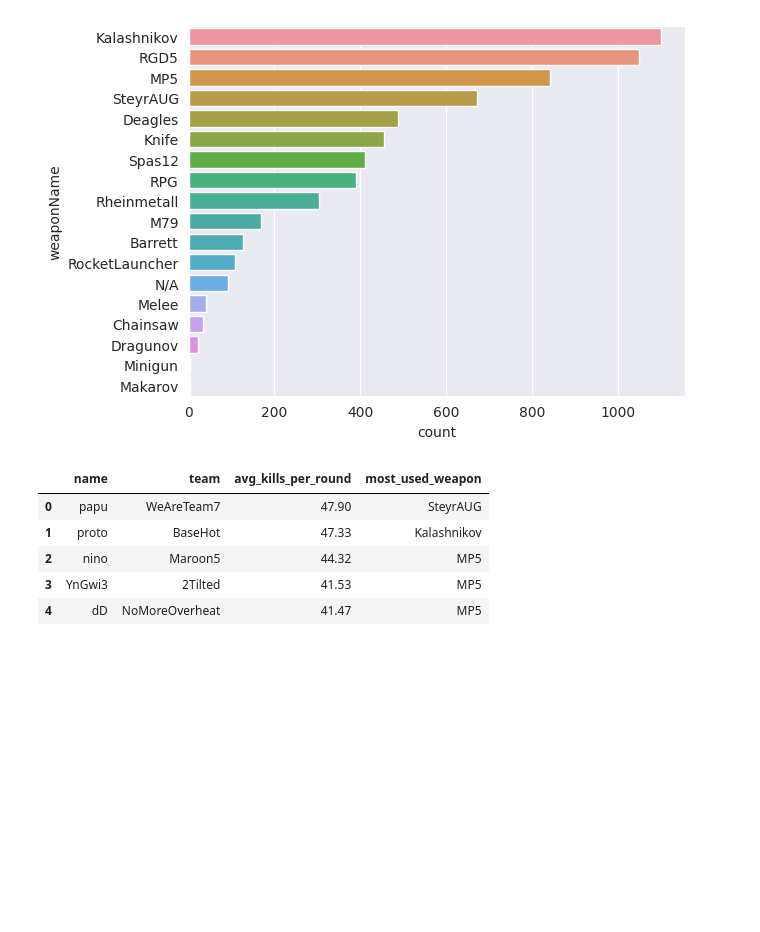
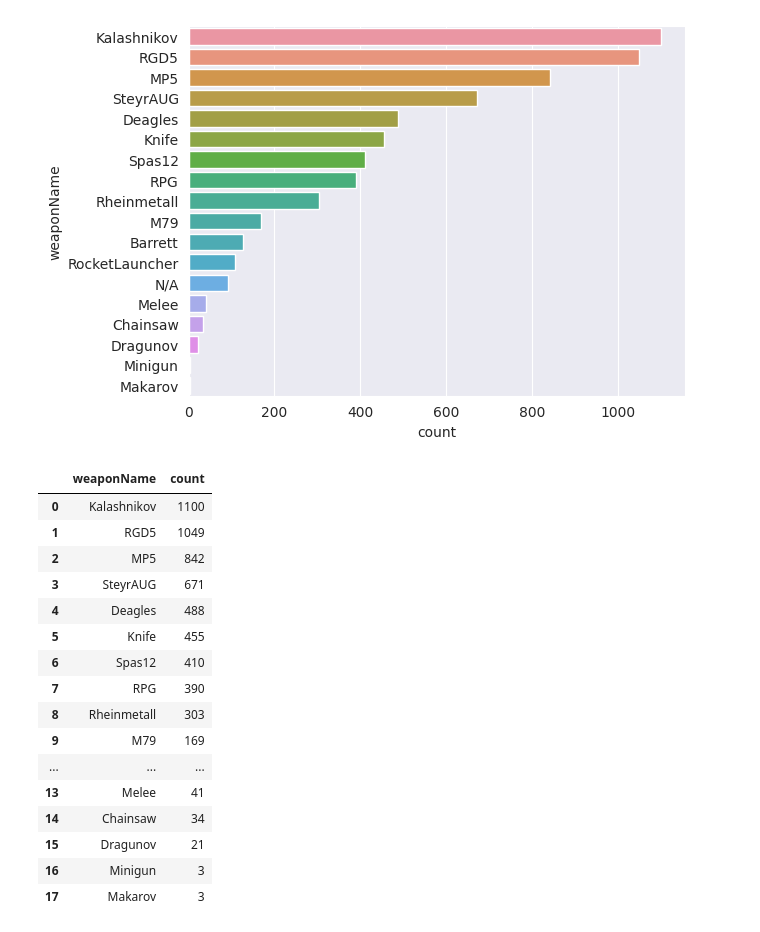
Before and after one commit to s2vndl/s2_1st_tournament_stats, a Jupyter notebook: s2_stats.ipynb, the cells around one changed output. Drawn from its saved outputs; the diff is of its cells as text; code cells hidden in the pictures; blank space fills up the shorter version.

```diff
--- a/s2_stats.ipynb
+++ b/s2_stats.ipynb
@@ -271,19 +300,30 @@ result
 # %% [markdown]
 ### Kills per weapon
 # %%
-result = pd.read_sql_query(
+result8 = pd.read_sql_query(
     "select weaponName, count(1) as count from event_kill group by weaponName order by count desc", con)
-sns.barplot(result,
+sns.barplot(result8,
             y="weaponName", x="count")
 # %% [output]
 <AxesSubplot: xlabel='count', ylabel='weaponName'>
 [figure]
-# %%
-result
-# %% [output]
-|  | name | team | avg_kills_per_round | most_used_weapon |
-| 0 | papu | WeAreTeam7 | 47.90 | SteyrAUG |
-| 1 | proto | BaseHot | 47.33 | Kalashnikov |
-| 2 | nino | Maroon5 | 44.32 | MP5 |
-| 3 | YnGwi3 | 2Tilted | 41.53 | MP5 |
-| 4 | dD | NoMoreOverheat | 41.47 | MP5 |
+# %%
+result8
+# %% [output]
+|  | weaponName | count |
+| 0 | Kalashnikov | 1100 |
+| 1 | RGD5 | 1049 |
+| 2 | MP5 | 842 |
+| 3 | SteyrAUG | 671 |
+| 4 | Deagles | 488 |
+| 5 | Knife | 455 |
+| 6 | Spas12 | 410 |
+| 7 | RPG | 390 |
+| 8 | Rheinmetall | 303 |
+| 9 | M79 | 169 |
+| ... | ... | ... |
+| 13 | Melee | 41 |
+| 14 | Chainsaw | 34 |
+| 15 | Dragunov | 21 |
+| 16 | Minigun | 3 |
+| 17 | Makarov | 3 |
```
Also changed, not shown: parts of 21 cells of this notebook.
